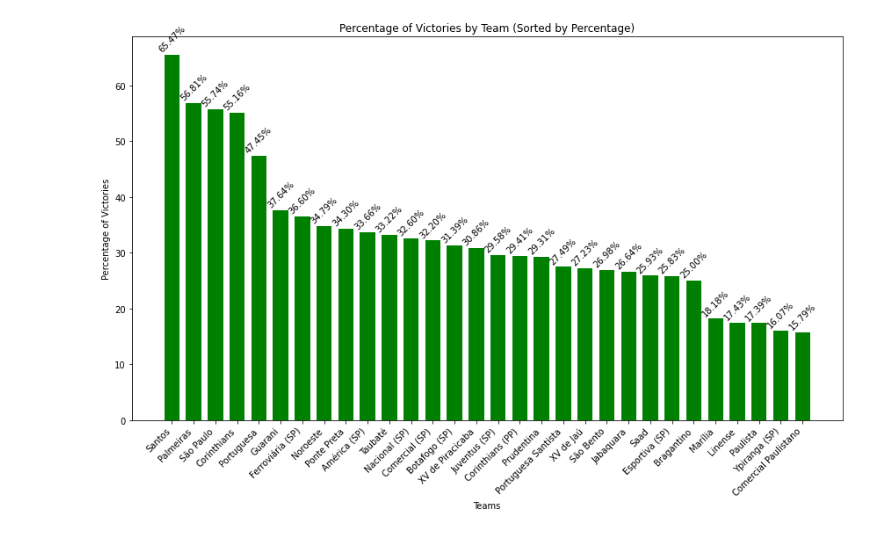
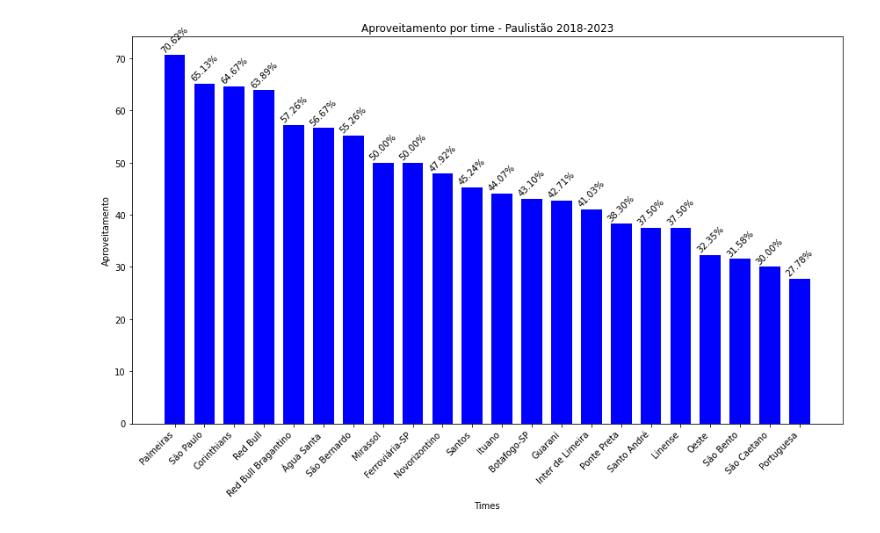
Before and after one commit to JotapeJorge/corinthians-data-analysis, a Jupyter notebook: tournaments_analysis/paulista_statistics_1955_1976.ipynb, the cells around one changed output. Cells and saved outputs as stored; diff of their text form; code cells hidden in the pictures.

```diff
--- a/tournaments_analysis/paulista_statistics_1955_1976.ipynb
+++ b/tournaments_analysis/paulista_statistics_1955_1976.ipynb
@@ -1,3 +1,4 @@
 # %%
 import pandas as pd
-df = pd.read_csv("Data/campeonato_paulista_1955_1976.csv")
+df = pd.read_csv("..\data\\csv\\paulista\\campeonato_paulista_2018_2023.csv")
+df
@@ -4,9 +19,3 @@ df = pd.read_csv("Data/campeonato_paulista_1955_1976.csv")
-# %%
-df.replace({'Comercial': 'Comercial ',
-
-            }, inplace=True)
-
-df.to_csv('Data/campeonato_paulista_1955_1976', index=False)
 # %%
 import pandas as pd
 
@@ -57,14 +66,22 @@ def update_team_stats(df):
 
     # Calculating the percentage of total points based on the maximum possible points
     max_possible_points = team_stats_df['Partidas'] * 2
-    team_stats_df['Percentual Pontos'] = (team_stats_df['Pontuação'] / max_possible_points) * 100
-    team_stats_df = team_stats_df.sort_values(by='Percentual Pontos', ascending=False)
+    team_stats_df['Aproveitamento'] = (team_stats_df['Pontuação'] / max_possible_points) * 100
+    team_stats_df = team_stats_df.sort_values(by='Aproveitamento', ascending=False)
 
     return team_stats_df
 
-# Example usage:
+
 team_stats_df = update_team_stats(df)
 print(team_stats_df)
-team_stats_df.to_csv('Data/estatisticas_paulistao_1955_1976.csv')
-team_stats_df.to_excel('Data/estatisticas_paulistao_1955_1976.csv')
+
+
+file_path_csv = '..\\data\\csv\\paulista\\estatisticas_paulista_1955_1976.csv'
+file_path_json = '..\\data\\json\\paulista\\estatisticas_paulista_1955_1976.json'
+
+
+team_stats_df.to_json(file_path_json, orient='records')
+
+team_stats_df.to_csv(file_path_csv, index=False)
+team_stats_df.to_json(file_path_json, orient='records')
 # %% [output]
@@ -141,37 +125,38 @@ plt.show()
 # %%
 import matplotlib.pyplot as plt
 
-# Assuming team_stats_df is your DataFrame with team statistics
-teams = team_stats_df['Team']
-victory_percentage = team_stats_df['Victory Percentage']
+
+teams = team_stats_df['Time']
+victory_percentage = team_stats_df['Aproveitamento']
 
 # Sort teams by the percentage of victories
 sorted_indices = victory_percentage.argsort()[::-1]
 sorted_teams = teams.iloc[sorted_indices]
 sorted_percentages = victory_percentage.iloc[sorted_indices]
 
 # Plotting a bar chart
 fig, ax = plt.subplots(figsize=(12, 8))  # Increase figsize for more spacing
 
 bar_width = 0.7  # Increase bar_width for more spacing
 index = range(len(sorted_teams))
 
-bars = ax.bar(index, sorted_percentages, bar_width, color='green')
+# Change the color to blue
+bars = ax.bar(index, sorted_percentages, bar_width, color='blue')
 
 # Adding labels, title, and legend
-ax.set_xlabel('Teams')
-ax.set_ylabel('Percentage of Victories')
-ax.set_title('Percentage of Victories by Team (Sorted by Percentage)')
+ax.set_xlabel('Times')
+ax.set_ylabel('Aproveitamento')
+ax.set_title('Aproveitamento por time - Paulistão 2018-2023')
 ax.set_xticks(index)
 ax.set_xticklabels(sorted_teams, rotation=45, ha='right')
 
 # Display the percentages on top of the bars with rotation
 for bar, percentage in zip(bars, sorted_percentages):
     height = bar.get_height()
     ax.text(bar.get_x() + bar.get_width() / 2, height + 0.5, f'{percentage:.2f}%', ha='center', rotation=45)
 
 # Display the plot
 plt.tight_layout()
 plt.show()
 # %% [output]
-[figure, old version]
+[figure, new version]
```
Also changed, not shown: parts of 5 cells of this notebook, 54 other files.
